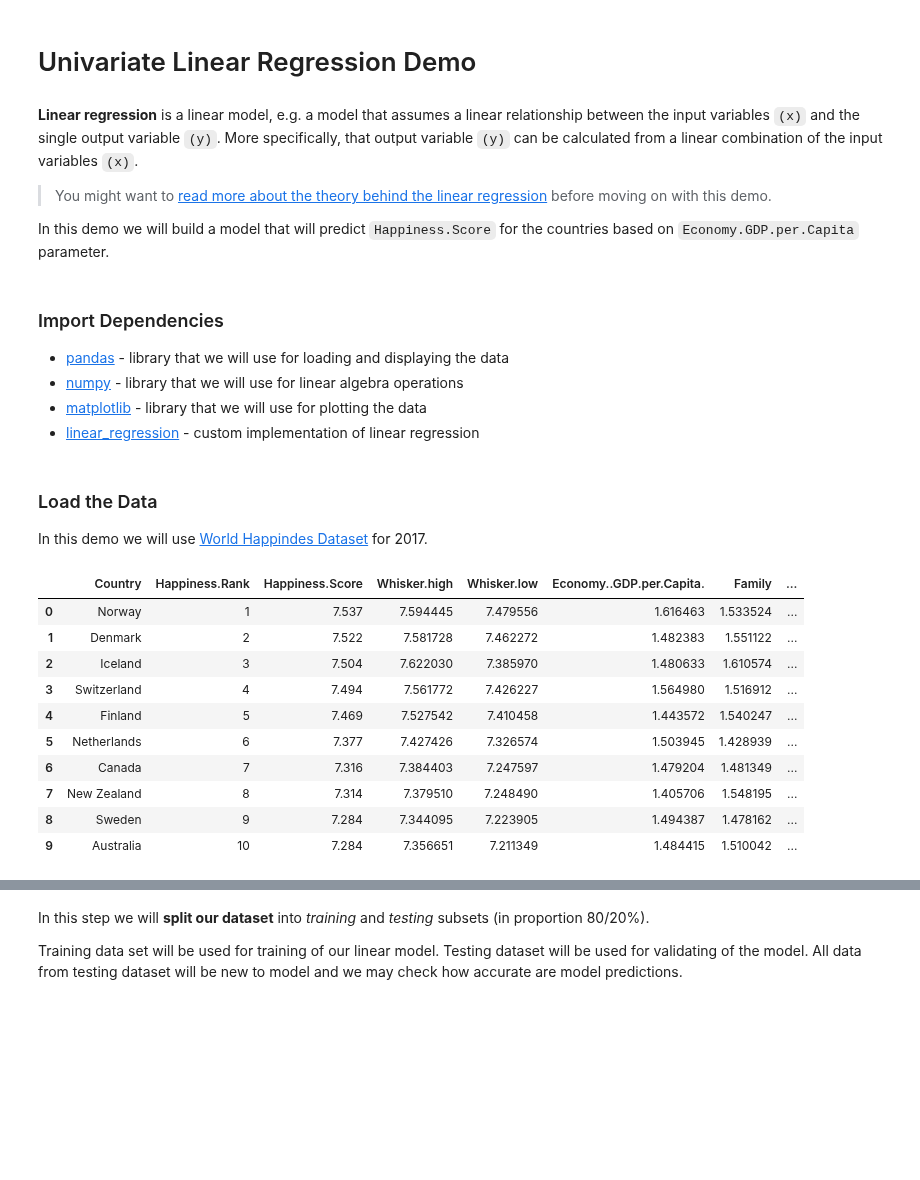
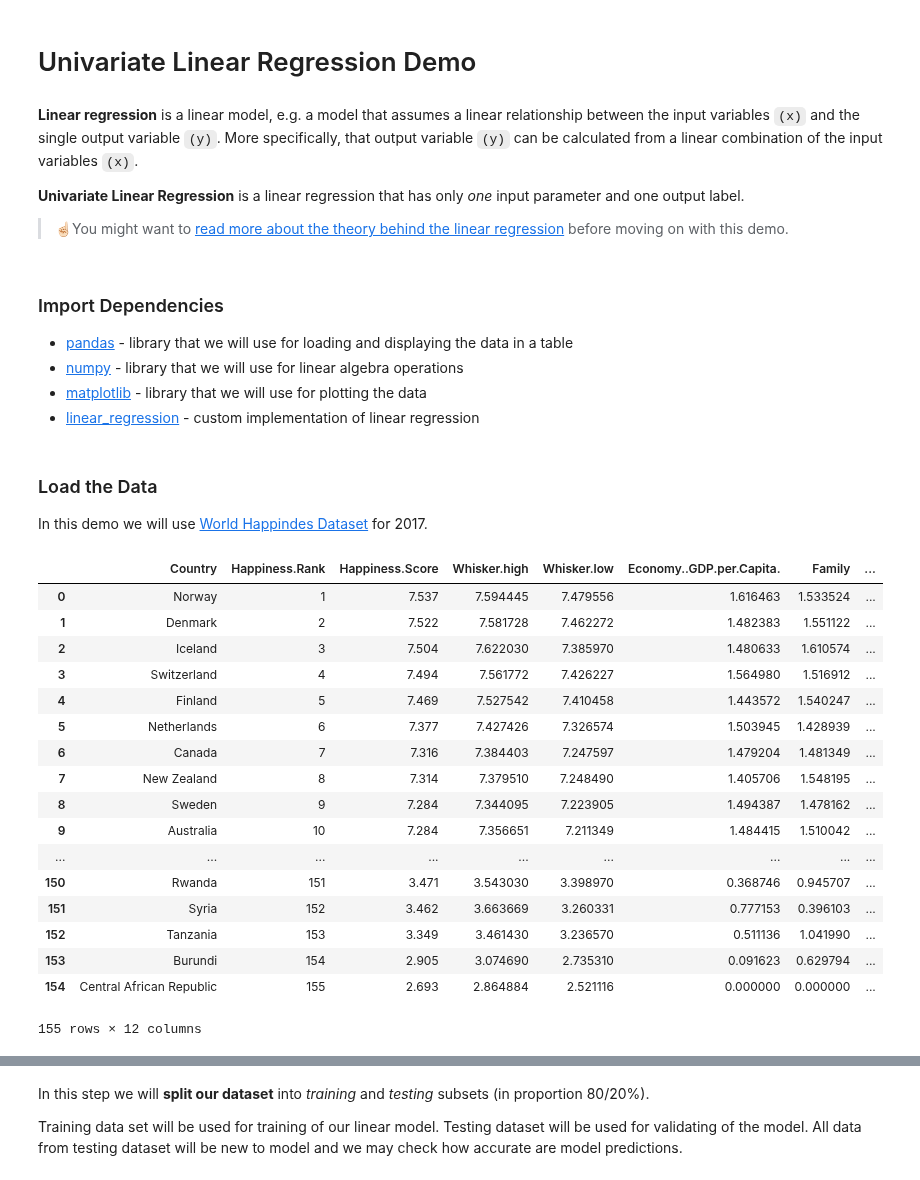
Before and after one commit to trekhleb/homemade-machine-learning, a Jupyter notebook: src/linear_regression/univariate_linear_regression_demo.ipynb, the cells around one changed output, grey strips where cells are left out. Cells and saved outputs as stored; diff of their text form; code cells hidden in the pictures; blank space fills up the shorter version.

Commit message:
Add descriptions to linear regression demo.

```diff
--- a/src/linear_regression/univariate_linear_regression_demo.ipynb
+++ b/src/linear_regression/univariate_linear_regression_demo.ipynb
@@ -3,9 +3,9 @@
 # %% [markdown]
 **Linear regression** is a linear model, e.g. a model that assumes a linear relationship between the input variables `(x)` and the single output variable `(y)`. More specifically, that output variable `(y)` can be calculated from a linear combination of the input variables `(x)`.
 
-> You might want to [read more about the theory behind the linear regression](https://github.com/trekhleb/homemade-machine-learning/tree/master/src/linear_regression) before moving on with this demo.
+**Univariate Linear Regression** is a linear regression that has only _one_ input parameter and one output label.
 
-In this demo we will build a model that will predict `Happiness.Score` for the countries based on `Economy.GDP.per.Capita` parameter.
+> ☝🏻You might want to [read more about the theory behind the linear regression](https://github.com/trekhleb/homemade-machine-learning/tree/master/src/linear_regression) before moving on with this demo.
 # %%
 # To make debugging of linear_regression module easier we enable imported modules autoreloading feature.
 # By doing this you may change the code of linear_regression library and all these changes will be available here.
@@ -14,10 +14,10 @@ In this demo we will build a model that will predict `Happiness.Score` for the c
 # %% [markdown]
 ### Import Dependencies
 
-- [pandas](https://pandas.pydata.org/) - library that we will use for loading and displaying the data
+- [pandas](https://pandas.pydata.org/) - library that we will use for loading and displaying the data in a table
 - [numpy](http://www.numpy.org/) - library that we will use for linear algebra operations
 - [matplotlib](https://matplotlib.org/) - library that we will use for plotting the data
-- [linear_regression](https://github.com/trekhleb/homemade-machine-learning/tree/master/src/linear_regression) - custom implementation of linear regression
+- [linear_regression](https://github.com/trekhleb/homemade-machine-learning/blob/master/src/linear_regression/linear_regression.py) - custom implementation of linear regression
 # %%
 # Import 3rd party dependencies.
 import numpy as np
@@ -33,18 +33,25 @@ In this demo we will use [World Happindes Dataset](https://www.kaggle.com/unsdsn
 # %%
 # Load the data.
 data = pd.read_csv('../../data/world-happiness-report-2017.csv')
 
-# Print first 10 records to see how the data looks like.
-data.head(10)
+# Print the data table.
+data
 # %% [output]
 |  | Country | Happiness.Rank | Happiness.Score | Whisker.high | Whisker.low | Economy..GDP.per.Capita. | Family | ... |
 | 0 | Norway | 1 | 7.537 | 7.594445 | 7.479556 | 1.616463 | 1.533524 | ... |
 | 1 | Denmark | 2 | 7.522 | 7.581728 | 7.462272 | 1.482383 | 1.551122 | ... |
 | 2 | Iceland | 3 | 7.504 | 7.622030 | 7.385970 | 1.480633 | 1.610574 | ... |
 | 3 | Switzerland | 4 | 7.494 | 7.561772 | 7.426227 | 1.564980 | 1.516912 | ... |
 | 4 | Finland | 5 | 7.469 | 7.527542 | 7.410458 | 1.443572 | 1.540247 | ... |
 | 5 | Netherlands | 6 | 7.377 | 7.427426 | 7.326574 | 1.503945 | 1.428939 | ... |
 | 6 | Canada | 7 | 7.316 | 7.384403 | 7.247597 | 1.479204 | 1.481349 | ... |
 | 7 | New Zealand | 8 | 7.314 | 7.379510 | 7.248490 | 1.405706 | 1.548195 | ... |
 | 8 | Sweden | 9 | 7.284 | 7.344095 | 7.223905 | 1.494387 | 1.478162 | ... |
 | 9 | Australia | 10 | 7.284 | 7.356651 | 7.211349 | 1.484415 | 1.510042 | ... |
+| ... | ... | ... | ... | ... | ... | ... | ... | ... |
+| 150 | Rwanda | 151 | 3.471 | 3.543030 | 3.398970 | 0.368746 | 0.945707 | ... |
+| 151 | Syria | 152 | 3.462 | 3.663669 | 3.260331 | 0.777153 | 0.396103 | ... |
+| 152 | Tanzania | 153 | 3.349 | 3.461430 | 3.236570 | 0.511136 | 1.041990 | ... |
+| 153 | Burundi | 154 | 2.905 | 3.074690 | 2.735310 | 0.091623 | 0.629794 | ... |
+| 154 | Central African Republic | 155 | 2.693 | 2.864884 | 2.521116 | 0.000000 | 0.000000 | ... |
+155 rows × 12 columns
```
Also changed, not shown: parts of 12 cells of this notebook, 1 other file.
